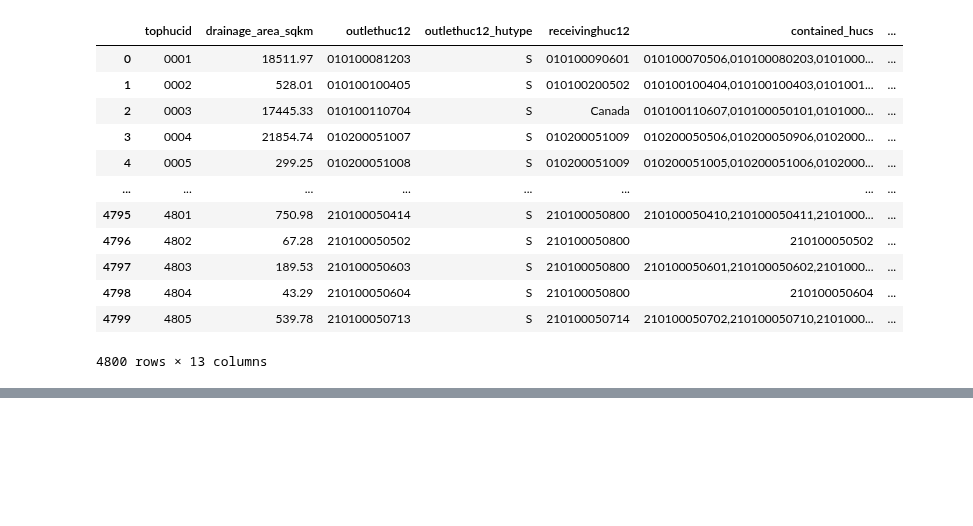
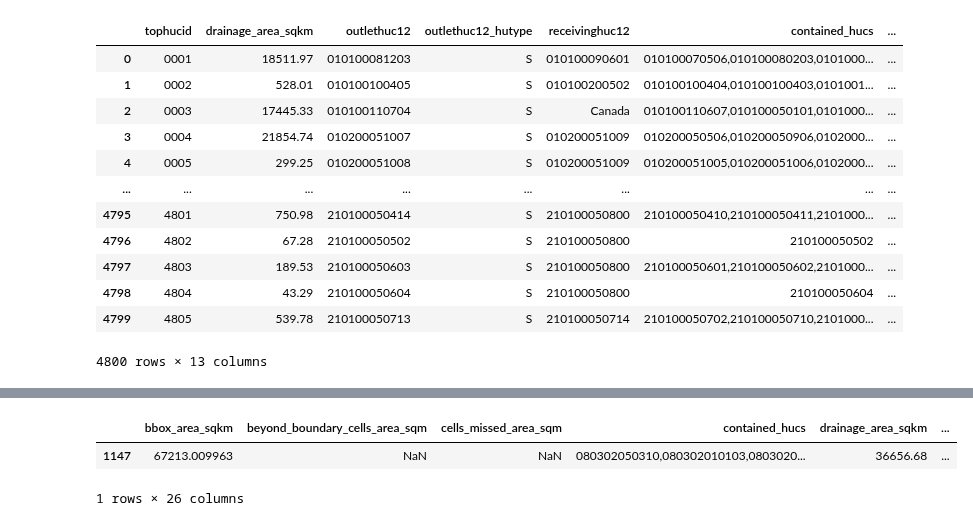
Before and after one commit to LucRSquared/pyagnps, a Jupyter notebook: notebooks/topagnps/thuc_delineation_coverage_process_simple.ipynb, the cells around one changed output, grey strips where cells are left out. Drawn from its saved outputs; the diff is of its cells as text; code cells hidden in the pictures; blank space fills up the shorter version.

```diff
--- a/notebooks/topagnps/thuc_delineation_coverage_process_simple.ipynb
+++ b/notebooks/topagnps/thuc_delineation_coverage_process_simple.ipynb
@@ -96,3 +110,9 @@ p_thucs.plot(column='process_time_s', legend=True, figsize=(20,10))
+# %%
+p_thucs[p_thucs['tophucid'] == '1148']
+# %% [output]
+|  | bbox_area_sqkm | beyond_boundary_cells_area_sqm | cells_missed_area_sqm | contained_hucs | drainage_area_sqkm | ... |
+| 1147 | 67213.009963 | NaN | NaN | 080302050310,080302010103,0803020... | 36656.68 | ... |
+1 rows × 26 columns
 # %%
 coverage_map = p_thucs.explore(column='fraction_boundary_covered', cmap='winter', tooltip=['tophucid', 'process_time_s', 'fraction_boundary_covered', 'fraction_boundary_missed', 'bbox_area_sqkm',
                                                                                            'totophuc', 'drainage_area_sqkm', 'outlethuc12', 'outlethuc12_hutype', 'receivinghuc12', 'num_contained_hucs',
```
Also changed, not shown: parts of 10 cells of this notebook.
